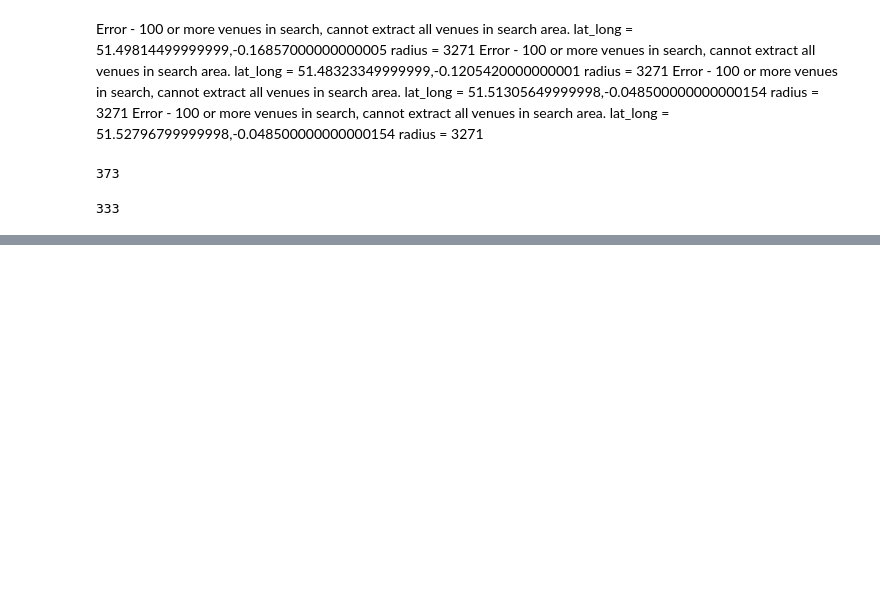
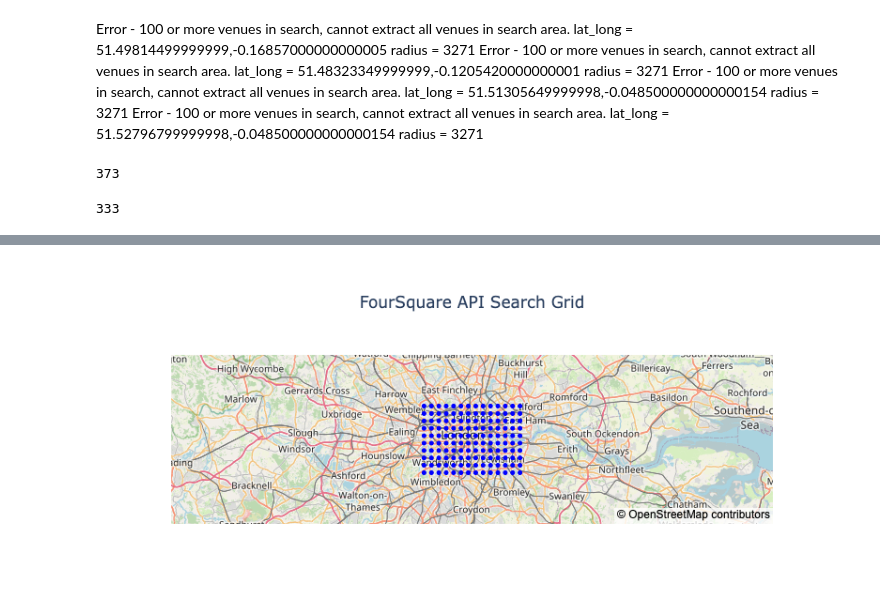
Before and after one commit to rhart-rup/Foursquare-Venue-Scraper-2023, a Jupyter notebook: Four_Square_Venue_Search.ipynb, the cells around one changed output, grey strips where cells are left out. Saved outputs shown, nothing was run; the diff lists cells and outputs as text; code cells hidden in the pictures; blank space fills up the shorter version.

Commit message:
Added visualiser for searches

```diff
--- a/Four_Square_Venue_Search.ipynb
+++ b/Four_Square_Venue_Search.ipynb
@@ -338,7 +338,9 @@ def update_grid(lat_long_searched, radius, lat_long_grid):
     return [lat_long for lat_long, T_F in zip(lat_long_grid, bools) if T_F]
 
 def check_in_radius(radius, lat_long_searched, lat_long):
-    return distance.distance(ast.literal_eval(lat_long_searched), ast.literal_eval(lat_long)).m >= radius
+    return distance.distance(ast.literal_eval(lat_long_searched), ast.literal_eval(lat_long)).m >= radius + 0.1
+
+# Note the +0.1 is due to the changing latitude / longitude values over ranges.. basically adding an error of 100cm
 # %%
 #len(lat_long_grid)
 #new_grid = update_grid(lat_long_grid[50], radius, lat_long_grid)
@@ -353,6 +355,6 @@ def check_in_radius(radius, lat_long_searched, lat_long):
 # %%
 initial_search_radius = 1000
-min_grid_radius = 127
+min_grid_radius = 30
 
 lat_tick_size, long_tick_size = find_tick_sizes(min_grid_radius)
 lat_long_grid = create_lat_long_grid(lat_tick_size, long_tick_size)
@@ -434,7 +436,7 @@ while len(lat_long_grid) > 0:
                   + f"searches had too large radius --> {fraction_of_retries:.1%}")
             initial_search_radius = int(initial_search_radius * 0.8)
             print(f"Reducing Initial Search Radius to {initial_search_radius}")
-
+        print(number_lat_long_in_last_20)
         time_last_update = time.time()
         number_lat_long_in_last_20 = 0
         number_needed_retries = 0
@@ -512,0 +503,8 @@ print(f"Error - 100 or more venues in search, cannot"
+# %%
+# Find lat and long ticksize required for a grid with separation of 3000m
+lat_tick_size, long_tick_size = find_tick_sizes(1000)
+# Create lat long grid with seperateion 3000m between tick marks that
+# bounds the square projection of the min_lat, max_lat, min_long, max_long
+lat_long_grid = create_lat_long_grid(lat_tick_size, long_tick_size)
+
+lat_long_grid[0:5]
@@ -512,0 +517,21 @@ print(f"Error - 100 or more venues in search, cannot"
+# %%
+# Convert lat_long_grid list into a list of lists where each list has
+# format [latitude, longitude, lat_long] e.g. [51.3, 0.01, '51.3,0.01']
+lat_long_split = [lat_long.split(',') + [lat_long] for lat_long in lat_long_grid]
+# Convert into a dataframe
+df_lat_long = pd.DataFrame(lat_long_split, columns = ['latitude',
+                                                      'longitude', 'lat_long'])
+# Convert the latitude and longitude columns to float
+df_lat_long[['latitude', 'longitude']] = (df_lat_long[['latitude', 'longitude']]
+                                          .applymap(float))
+# Select a lat_long value from the lat_long grid (use 55 then 30)
+lat_long_point = df_lat_long.loc[620,'lat_long']
+# Define radius from this point that we want to identify
+radius_from_point = 1000
+# Create new column that shows True or False if another point is
+# within radius_from_point of the lat_long_point.
+df_lat_long['in_radius'] = [check_in_radius(radius_from_point,
+                                            lat_long_point, lat_long)
+                            for lat_long in df_lat_long.lat_long]
+
+df_lat_long.head()
@@ -512,0 +545,9 @@ print(f"Error - 100 or more venues in search, cannot"
+# %%
+# Plot on map, with red for not unique and blue for unique
+fig = px.scatter_mapbox(df_lat_long, lat="latitude", lon="longitude", hover_name="lat_long",
+                   size_max=15, zoom=8, title='FourSquare API Search Grid', opacity = 1,
+                        color_discrete_sequence=['blue'])
+fig.update_layout(mapbox_style="open-street-map", title_text='FourSquare API Search Grid', title_x=0.5)
+fig.show()
+# %% [output]
+[figure, added]
```
Also changed, not shown: parts of 12 cells of this notebook.
